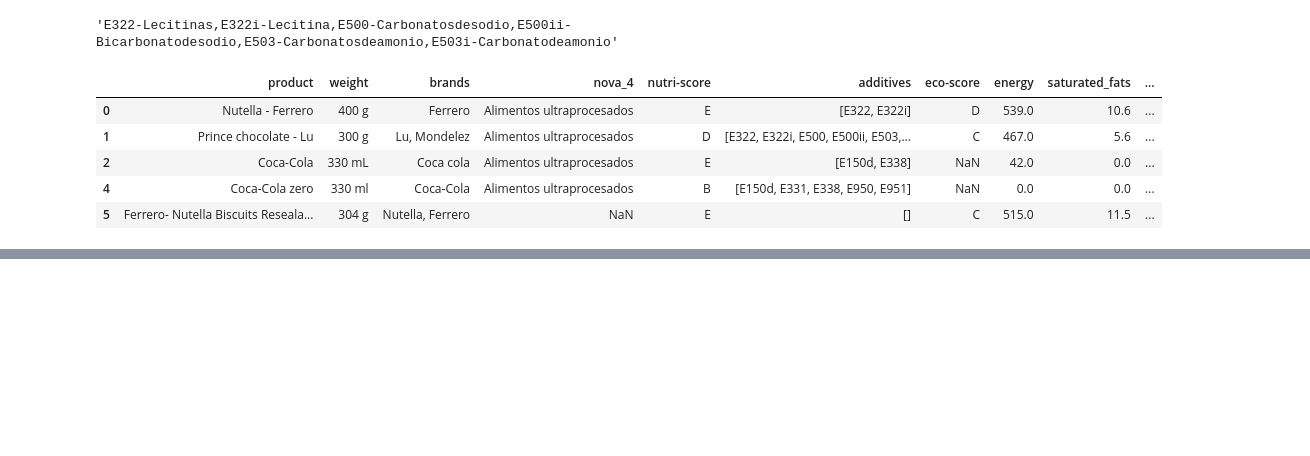
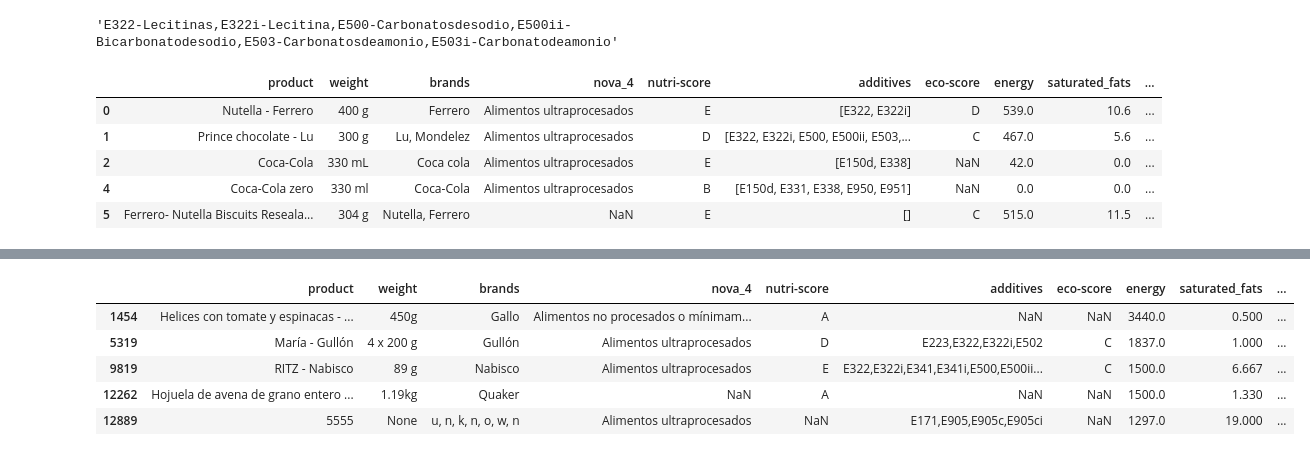
Before and after one commit to DavidNPastrana/food_advisor, a Jupyter notebook: Data_treatment_1.ipynb, the cells around one changed output, grey strips where cells are left out. Cells and saved outputs as stored; diff of their text form; code cells hidden in the pictures; blank space fills up the shorter version.

```diff
--- a/Test_selenium.ipynb
+++ b/Data_treatment_1.ipynb
@@ -409,0 +524,9 @@ list
+# %%
+food[food['energy']>1250]
+# %% [output]
+|  | product | weight | brands | nova_4 | nutri-score | additives | eco-score | energy | saturated_fats | ... |
+| 1454 | Helices con tomate y espinacas - ... | 450g | Gallo | Alimentos no procesados o mínimam... | A | NaN | NaN | 3440.0 | 0.500 | ... |
+| 5319 | María - Gullón | 4 x 200 g | Gullón | Alimentos ultraprocesados | D | E223,E322,E322i,E502 | C | 1837.0 | 1.000 | ... |
+| 9819 | RITZ - Nabisco | 89 g | Nabisco | Alimentos ultraprocesados | E | E322,E322i,E341,E341i,E500,E500ii... | C | 1500.0 | 6.667 | ... |
+| 12262 | Hojuela de avena de grano entero ... | 1.19kg | Quaker | NaN | A | NaN | NaN | 1500.0 | 1.330 | ... |
+| 12889 | 5555 | None | u, n, k, n, o, w, n | Alimentos ultraprocesados | NaN | E171,E905,E905c,E905ci | NaN | 1297.0 | 19.000 | ... |
```
Also changed, not shown: parts of 27 cells of this notebook, 5 other files.
